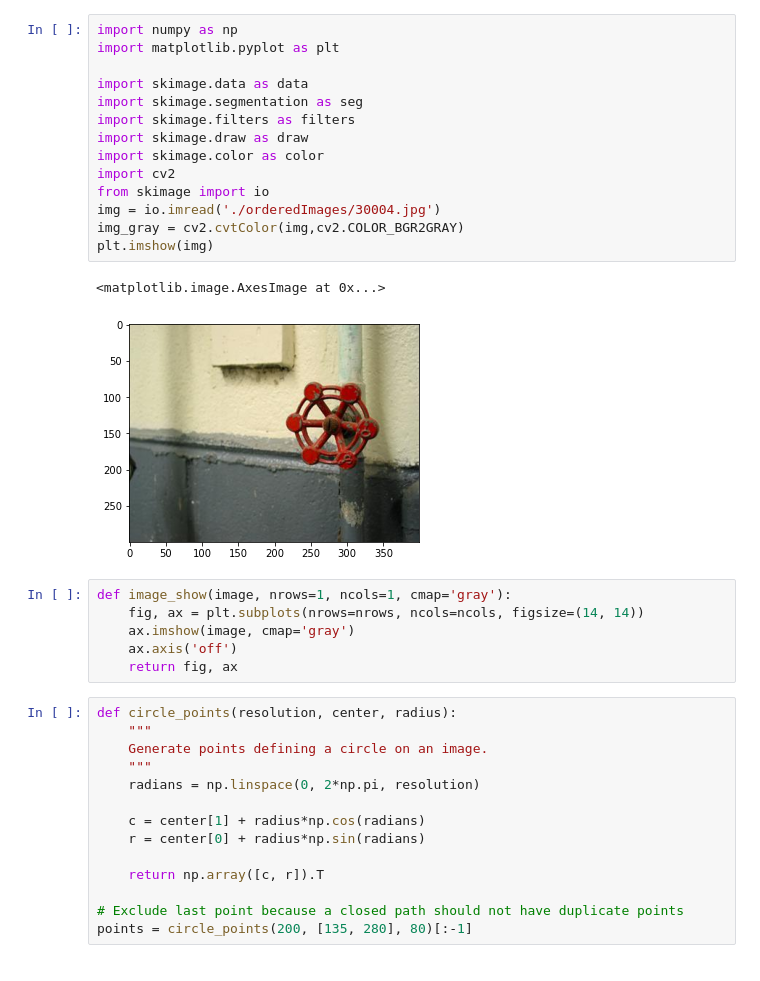
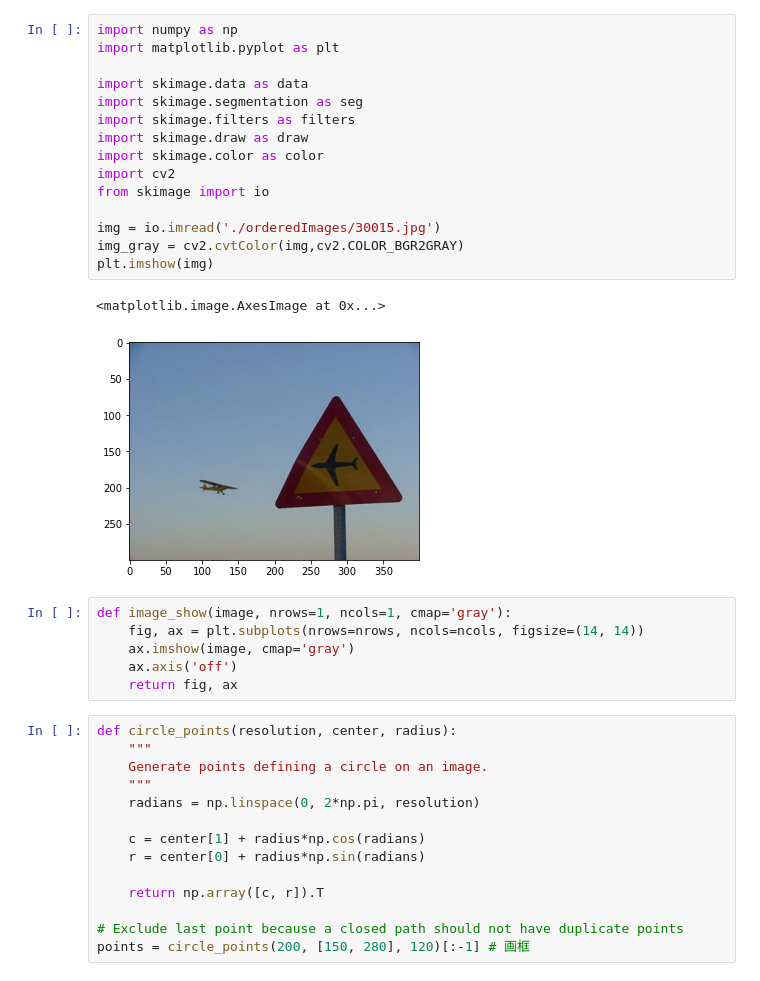
Before and after one commit to Primavera-37/foreground_segmentation, a Jupyter notebook: active_contour_model.ipynb, the cells around one changed output. Cells and saved outputs as stored; diff of their text form.

```diff
--- a/active_contour_model.ipynb
+++ b/active_contour_model.ipynb
@@ -1,20 +1,21 @@
 # %%
 import numpy as np
 import matplotlib.pyplot as plt
 
 import skimage.data as data
 import skimage.segmentation as seg
 import skimage.filters as filters
 import skimage.draw as draw
 import skimage.color as color
 import cv2
 from skimage import io
-img = io.imread('./orderedImages/30004.jpg')
+
+img = io.imread('./orderedImages/30015.jpg')
 img_gray = cv2.cvtColor(img,cv2.COLOR_BGR2GRAY)
 plt.imshow(img)
 # %% [output]
 <matplotlib.image.AxesImage at 0x...>
-[figure, old version]
+[figure, new version]
 # %%
 def image_show(image, nrows=1, ncols=1, cmap='gray'):
     fig, ax = plt.subplots(nrows=nrows, ncols=ncols, figsize=(14, 14))
@@ -34,7 +35,7 @@ def circle_points(resolution, center, radius):
     return np.array([c, r]).T
 
 # Exclude last point because a closed path should not have duplicate points
-points = circle_points(200, [135, 280], 80)[:-1]
+points = circle_points(200, [150, 280], 120)[:-1] # 画框
 # %%
 fig, ax = image_show(img)
 ax.plot(points[:, 0], points[:, 1], '--r', lw=3)
```
Also changed, not shown: parts of 2 cells of this notebook.
